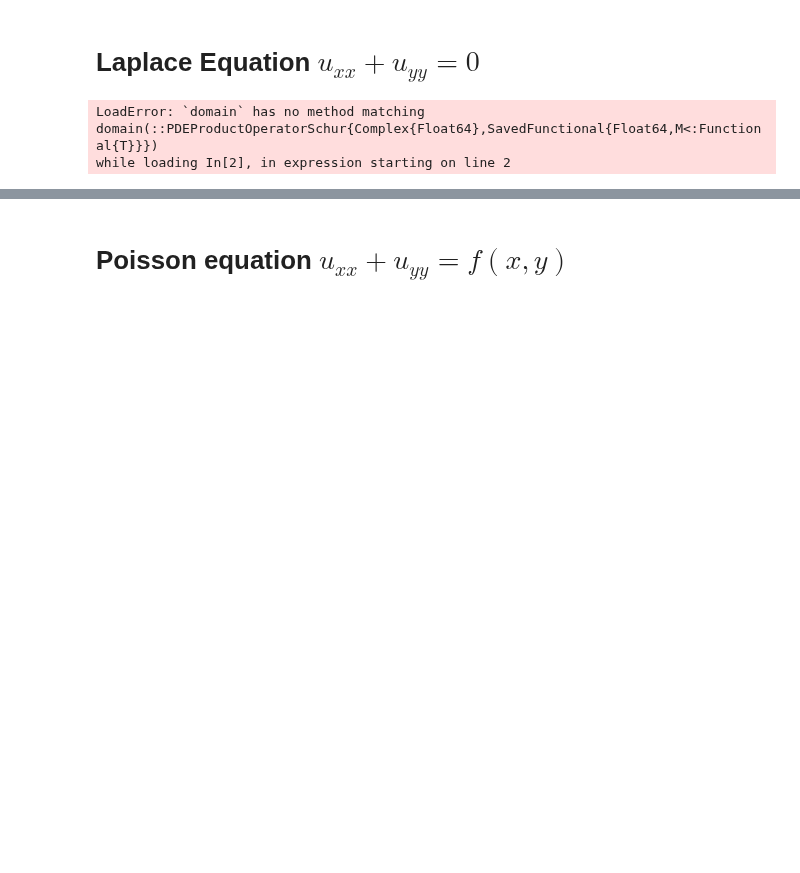
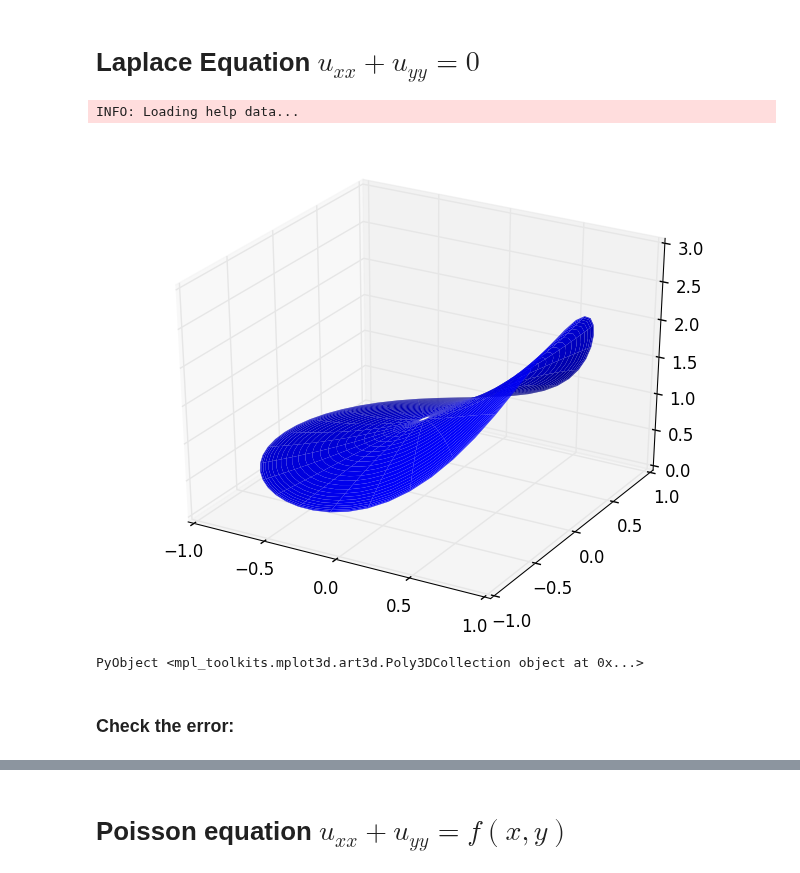
Before and after one commit to JuliaApproximation/ApproxFun.jl, a Jupyter notebook: examples/Disk PDEs.ipynb, the cells around one changed output, grey strips where cells are left out. Drawn from its saved outputs; the diff is of its cells as text; code cells hidden in the pictures; blank space fills up the shorter version.

```diff
--- a/examples/Disk PDEs.ipynb
+++ b/examples/Disk PDEs.ipynb
@@ -7,11 +7,14 @@ using ApproxFun
 # %%
 d=Disk()
 u=[dirichlet(d),lap(d)]\Fun(z->real(exp(z)),Circle())
 
-plot(pad(u,50,50)) # we pad to get a nice plot
+ApproxFun.plot(pad(u,50,50)) # we pad to get a nice plot
 # %% [output]
-LoadError: `domain` has no method matching domain(::PDEProductOperatorSchur{Complex{Float64},SavedFunctional{Float64,M<:Functional{T}}})
-while loading In[2], in expression starting on line 2
+INFO: Loading help data...
+[figure, added]
+PyObject <mpl_toolkits.mplot3d.art3d.Poly3DCollection object at 0x...>
+# %% [markdown]
+### Check the error:
 # %%
 u[.1,.2]-real(exp(.1+.2im))
 # %% [output]
```
Also changed, not shown: parts of 6 cells of this notebook, 2 other files.
